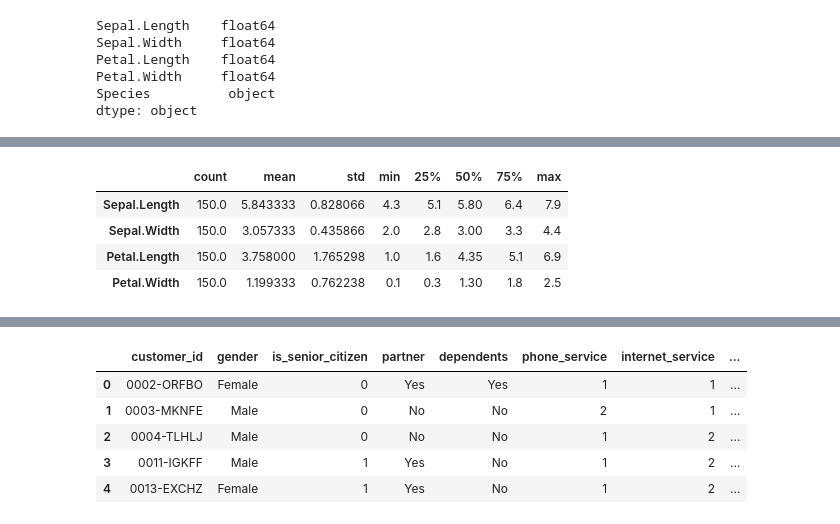
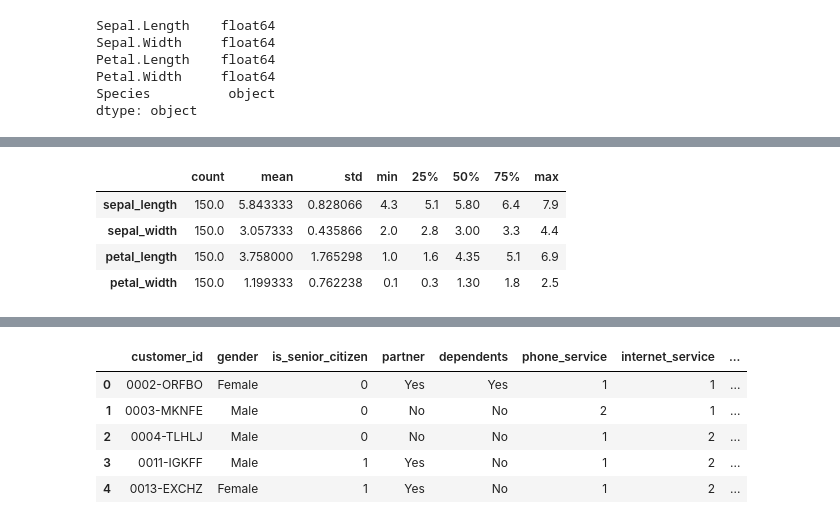
Before and after one commit to Jared-Godar/classification-exercises, a Jupyter notebook: classification_exercises.ipynb, the cells around one changed output, grey strips where cells are left out. Drawn from its saved outputs; the diff is of its cells as text; code cells hidden in the pictures.

```diff
--- a/classification_exercises.ipynb
+++ b/classification_exercises.ipynb
@@ -16,3 +84,6 @@ df_iris.head(3)
 df_iris.shape
 # %% [output]
 (150, 5)
+# %%
+df_iris = sns.load_dataset('iris')
+df_iris.head()
@@ -34,8 +134,9 @@ dtype: object
 # %%
-df_iris.describe().T
+iris_stats = df_iris.describe().T
+iris_stats
 # %% [output]
 |  | count | mean | std | min | 25% | 50% | 75% | max |
-| Sepal.Length | 150.0 | 5.843333 | 0.828066 | 4.3 | 5.1 | 5.80 | 6.4 | 7.9 |
-| Sepal.Width | 150.0 | 3.057333 | 0.435866 | 2.0 | 2.8 | 3.00 | 3.3 | 4.4 |
-| Petal.Length | 150.0 | 3.758000 | 1.765298 | 1.0 | 1.6 | 4.35 | 5.1 | 6.9 |
-| Petal.Width | 150.0 | 1.199333 | 0.762238 | 0.1 | 0.3 | 1.30 | 1.8 | 2.5 |
+| sepal_length | 150.0 | 5.843333 | 0.828066 | 4.3 | 5.1 | 5.80 | 6.4 | 7.9 |
+| sepal_width | 150.0 | 3.057333 | 0.435866 | 2.0 | 2.8 | 3.00 | 3.3 | 4.4 |
+| petal_length | 150.0 | 3.758000 | 1.765298 | 1.0 | 1.6 | 4.35 | 5.1 | 6.9 |
+| petal_width | 150.0 | 1.199333 | 0.762238 | 0.1 | 0.3 | 1.30 | 1.8 | 2.5 |
```
Also changed, not shown: parts of 27 cells of this notebook, 4 other files.
